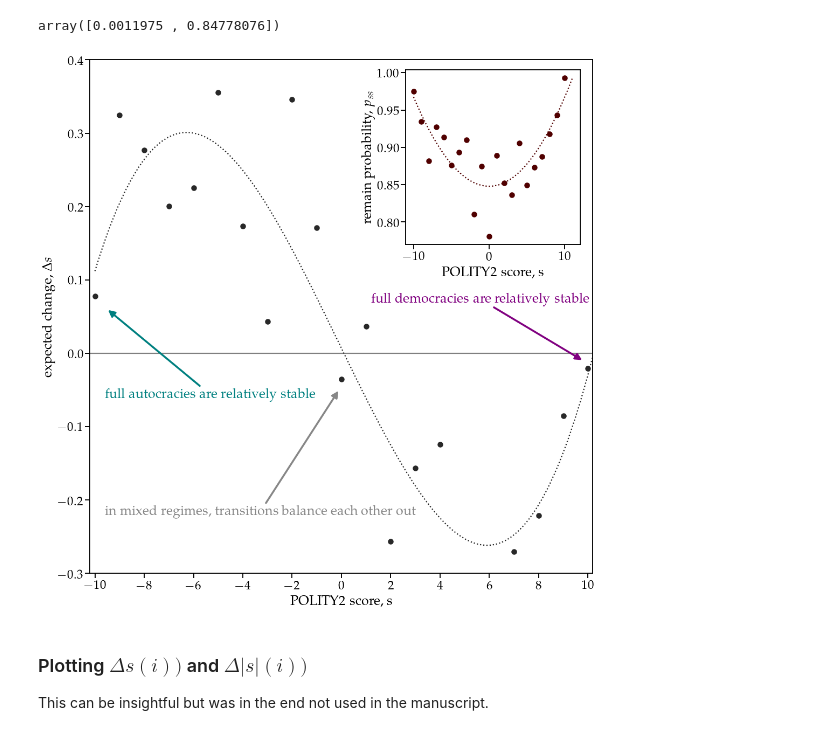
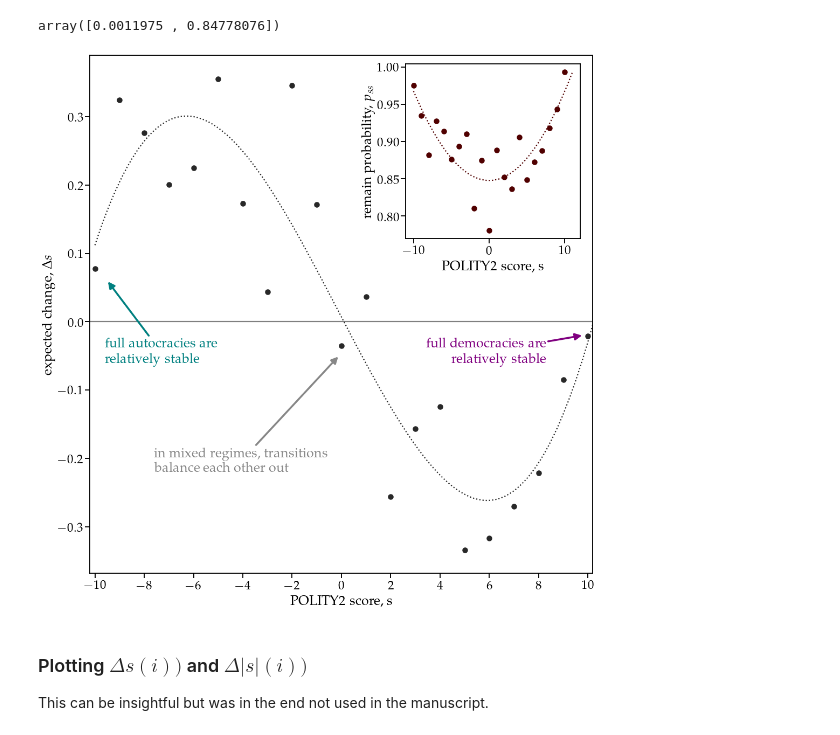
Before and after one commit to floklimm/democracyMarkovChain, a Jupyter notebook: code/1-markovChainEstimation.ipynb, the cells around one changed output. Drawn from its saved outputs; the diff is of its cells as text; code cells hidden in the pictures.

```diff
--- a/code/1-markovChainEstimation.ipynb
+++ b/code/1-markovChainEstimation.ipynb
@@ -325,15 +315,15 @@ plt.xlim([-10.2,10.2])
 plt.xticks(np.arange(-10,11,2))
 
 
-ax1.set_ylim(-0.3,0.4)
-fig.tight_layout()  # otherwise the right y-label is slightly clipped
+#ax1.set_ylim(-0.35,0.35)
+fig.tight_layout()
 
 # add arrows to highlight
 teal = [0,0.5,0.5]
 lightgray = [0.53,0.53,0.53]
 purple = [0.5,0.0,0.5]
 
-ax1.annotate('full autocracies are relatively stable', xy=(-9.5, 0.06),
+ax1.annotate('full autocracies are\n relatively stable', xy=(-9.5, 0.06),
              xycoords='data',
              xytext=(-9.6, -0.06),
              textcoords='data',
@@ -344,53 +334,50 @@ ax1.annotate('full autocracies are relatively stable', xy=(-9.5, 0.06),
                              ls='-')
            )
 
-ax1.annotate('full democracies are relatively stable', xy=(9.8, -0.01),
+ax1.annotate('full democracies are\n relatively stable', xy=(9.8, -0.02),
              xycoords='data',
-             xytext=(1.2, 0.07),
+             xytext=(8.3, -0.06),
              textcoords='data',
              color=purple,
+             ha='right',
              arrowprops=dict(arrowstyle= '-|>',
                              color=purple,
                              lw=3.5,
                              ls='-')
            )
 
-ax1.annotate('in mixed regimes, transitions balance each other out', xy=(-0.1, -0.05),
+ax1.annotate('in mixed regimes, transitions\n balance each other out', xy=(-0.1, -0.05),
              xycoords='data',
-             xytext=(-9.6, -0.22),
+             xytext=(-7.6, -0.22),
              textcoords='data',
              color=lightgray,
              arrowprops=dict(arrowstyle= '-|>',
                              color=lightgray,
                              lw=3.5,
                              ls='-')
            )
 
 
 
 # add inlay of quadratic form of p_{ii}
 #vmaxAll = 0.32
 
 
 color2='#500000'
 
-subax1 = fig.add_axes([0.65,0.65,0.3,0.3])
+subax1 = fig.add_axes([0.65,0.66,0.3,0.3])
 plt.scatter(x=x,y=p_ii,color=color2,marker='o', facecolors=color2)
 # plot fit line
 plt.plot(xPlot,yPlotQuadratic,color=color2,linestyle=':')
 plt.xlabel(r'POLITY2 score, s')
 plt.ylabel(r'remain probability, $p_{ss}$')
-#plt.text(-7.5,0.98,r'$p_{ss}(s) = p_0 + p_2(\frac{s}{L})^2$')
 
-# sns.heatmap(uniformTransition21,ax=subax1, cbar=False,cmap=sns.color_palette("Blues"), vmin=0, vmax=vmaxAll)
-# subax1.axis('off')
-# subax1.set_title(r'uniform model',color=color1)
 
 
 
 plt.savefig('./../results/figures/Fig3-expectedDeltaS.pdf',bbox_inches='tight')
 # %% [output]
-[figure, old version]
+[figure, new version]
 # %% [markdown]
 ### Plotting $\Delta s(i))$ and $\Delta |s|(i))$
 This can be insightful but was in the end not used in the manuscript.
```
Also changed, not shown: parts of 1 cell of this notebook, 4 other files.
